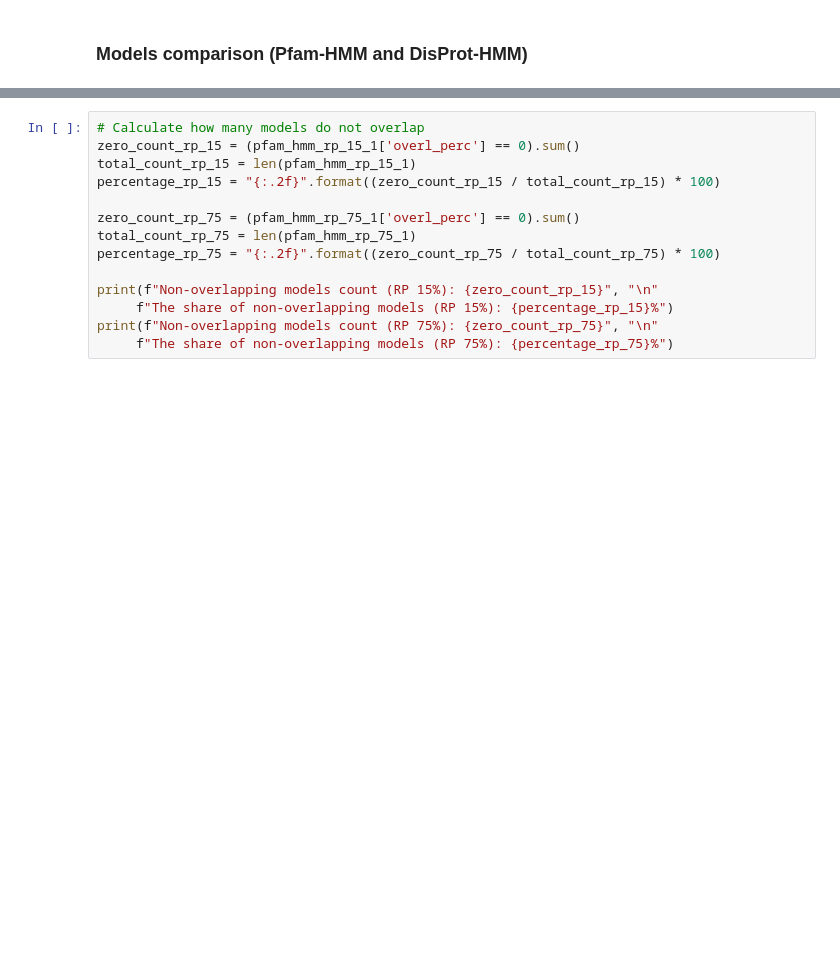
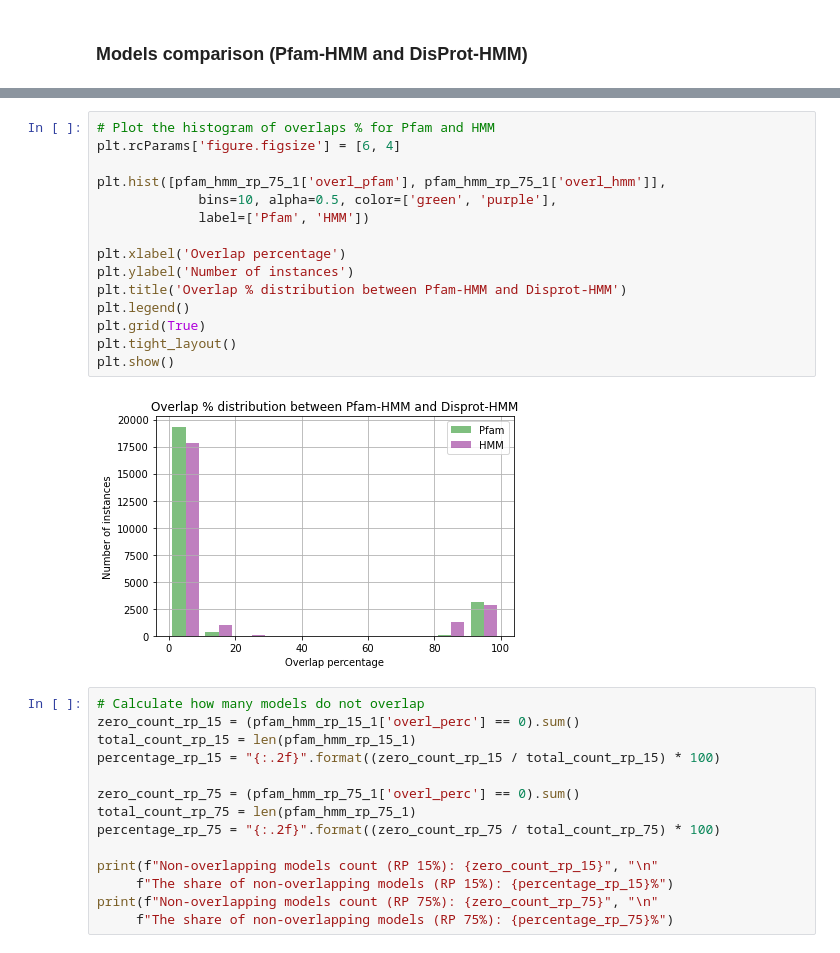
Before and after one commit to AlyaHarvelle/HMMER, a Jupyter notebook: hmm_analysis.ipynb, the cells around one changed output, grey strips where cells are left out. Cells and saved outputs as stored; diff of their text form; blank space fills up the shorter version.

```diff
--- a/hmm_analysis.ipynb
+++ b/hmm_analysis.ipynb
@@ -194,3 +196,20 @@ plt.show()
+# %%
+# Plot the histogram of overlaps % for Pfam and HMM
+plt.rcParams['figure.figsize'] = [6, 4]
+
+plt.hist([pfam_hmm_rp_75_1['overl_pfam'], pfam_hmm_rp_75_1['overl_hmm']],
+             bins=10, alpha=0.5, color=['green', 'purple'],
+             label=['Pfam', 'HMM'])
+
+plt.xlabel('Overlap percentage')
+plt.ylabel('Number of instances')
+plt.title('Overlap % distribution between Pfam-HMM and Disprot-HMM')
+plt.legend()
+plt.grid(True)
+plt.tight_layout()
+plt.show()
+# %% [output]
+[figure, added]
 # %%
 # Calculate how many models do not overlap
 zero_count_rp_15 = (pfam_hmm_rp_15_1['overl_perc'] == 0).sum()
```
Also changed, not shown: parts of 6 cells of this notebook, 3 other files.
